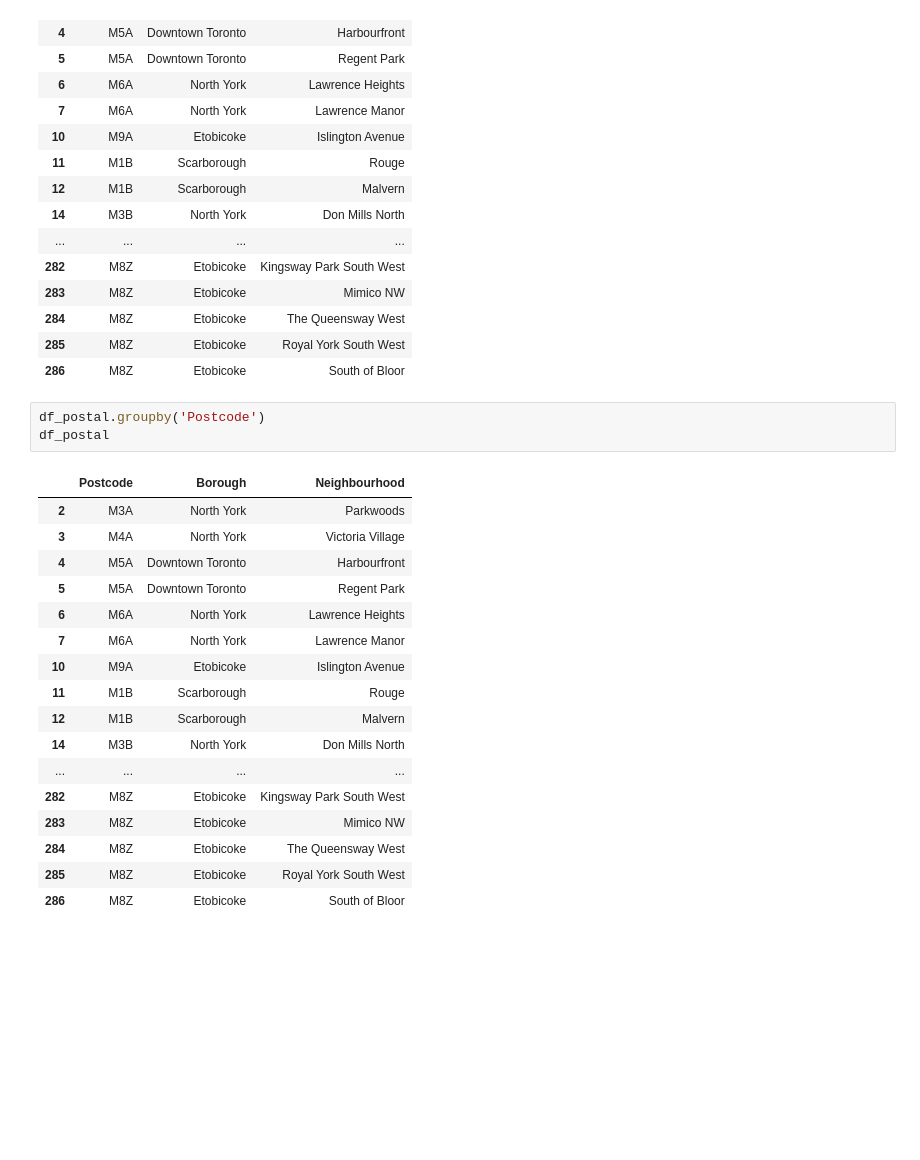
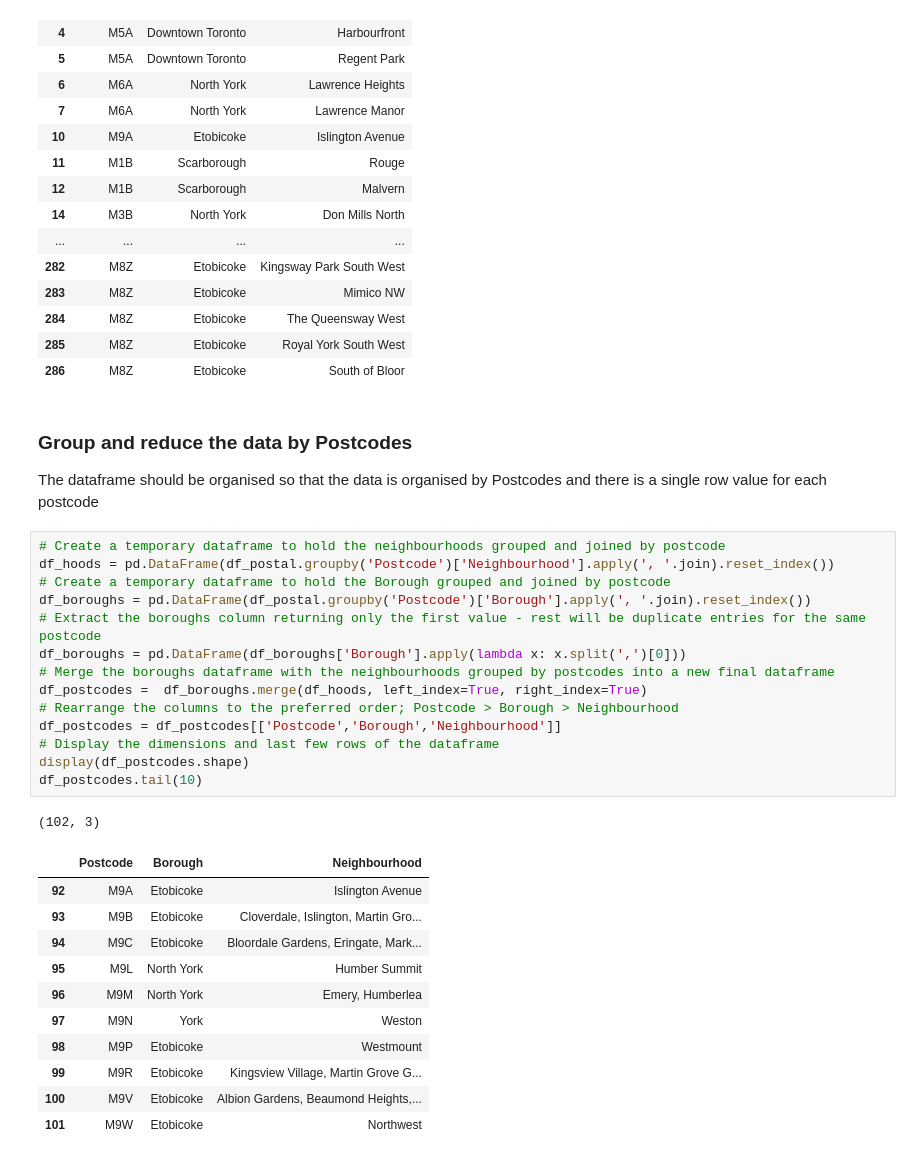
Before and after one commit to bugbare/ibm-ads-coursera-capstone, a Jupyter notebook: Assignment 2 - Segmenting and Clustering.ipynb, the cells around one changed output. Cells and saved outputs as stored; diff of their text form; blank space fills up the shorter version.

Commit message:
Grouped and joined all data by postcodes, need to add the lat and long

```diff
--- a/Assignment 2 - Segmenting and Clustering.ipynb
+++ b/Assignment 2 - Segmenting and Clustering.ipynb
@@ -132,24 +116,33 @@ Index(['Postcode', 'Borough', 'Neighbourhood'], dtype='object')
 | 284 | M8Z | Etobicoke | The Queensway West |
 | 285 | M8Z | Etobicoke | Royal York South West |
 | 286 | M8Z | Etobicoke | South of Bloor |
-# %%
-df_postal.groupby('Postcode')
-df_postal
-# %% [output]
-|  | Postcode | Borough | Neighbourhood |
-| 2 | M3A | North York | Parkwoods |
-| 3 | M4A | North York | Victoria Village |
-| 4 | M5A | Downtown Toronto | Harbourfront |
-| 5 | M5A | Downtown Toronto | Regent Park |
-| 6 | M6A | North York | Lawrence Heights |
-| 7 | M6A | North York | Lawrence Manor |
-| 10 | M9A | Etobicoke | Islington Avenue |
-| 11 | M1B | Scarborough | Rouge |
-| 12 | M1B | Scarborough | Malvern |
-| 14 | M3B | North York | Don Mills North |
-| ... | ... | ... | ... |
-| 282 | M8Z | Etobicoke | Kingsway Park South West |
-| 283 | M8Z | Etobicoke | Mimico NW |
-| 284 | M8Z | Etobicoke | The Queensway West |
-| 285 | M8Z | Etobicoke | Royal York South West |
-| 286 | M8Z | Etobicoke | South of Bloor |
+# %% [markdown]
+### Group and reduce the data by Postcodes
+The dataframe should be organised so that the data is organised by Postcodes and there is a single row value for each postcode
+# %%
+# Create a temporary dataframe to hold the neighbourhoods grouped and joined by postcode
+df_hoods = pd.DataFrame(df_postal.groupby('Postcode')['Neighbourhood'].apply(', '.join).reset_index())
+# Create a temporary dataframe to hold the Borough grouped and joined by postcode
+df_boroughs = pd.DataFrame(df_postal.groupby('Postcode')['Borough'].apply(', '.join).reset_index())
+# Extract the boroughs column returning only the first value - rest will be duplicate entries for the same postcode
+df_boroughs = pd.DataFrame(df_boroughs['Borough'].apply(lambda x: x.split(',')[0]))
+# Merge the boroughs dataframe with the neighbourhoods grouped by postcodes into a new final dataframe
+df_postcodes =  df_boroughs.merge(df_hoods, left_index=True, right_index=True)
+# Rearrange the columns to the preferred order; Postcode > Borough > Neighbourhood
+df_postcodes = df_postcodes[['Postcode','Borough','Neighbourhood']]
+# Display the dimensions and last few rows of the dataframe
+display(df_postcodes.shape)
+df_postcodes.tail(10)
+# %% [output]
+(102, 3)
+|  | Postcode | Borough | Neighbourhood |
+| 92 | M9A | Etobicoke | Islington Avenue |
+| 93 | M9B | Etobicoke | Cloverdale, Islington, Martin Gro... |
+| 94 | M9C | Etobicoke | Bloordale Gardens, Eringate, Mark... |
+| 95 | M9L | North York | Humber Summit |
+| 96 | M9M | North York | Emery, Humberlea |
+| 97 | M9N | York | Weston |
+| 98 | M9P | Etobicoke | Westmount |
+| 99 | M9R | Etobicoke | Kingsview Village, Martin Grove G... |
+| 100 | M9V | Etobicoke | Albion Gardens, Beaumond Heights,... |
+| 101 | M9W | Etobicoke | Northwest |
```
Also changed, not shown: parts of 4 cells of this notebook.
